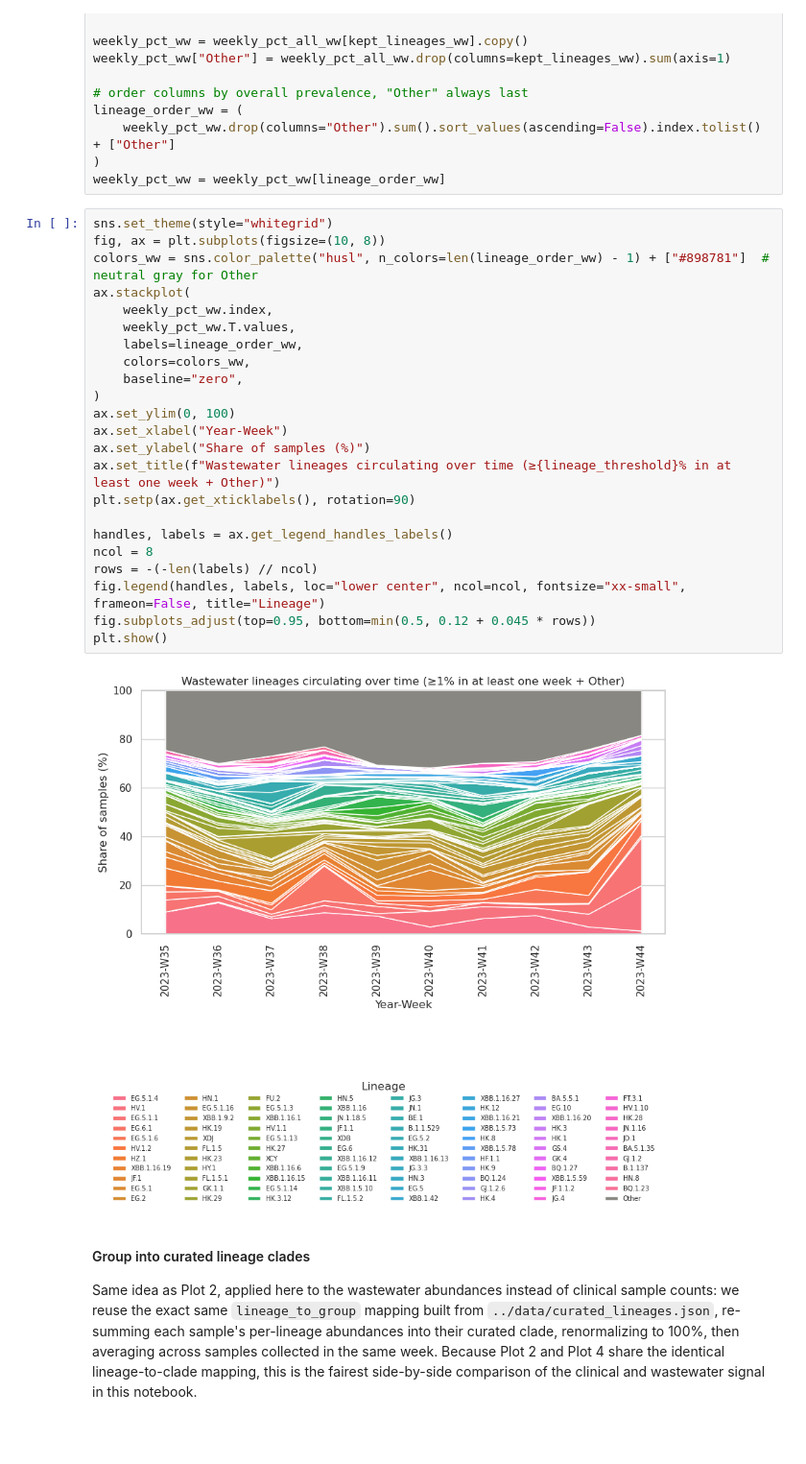
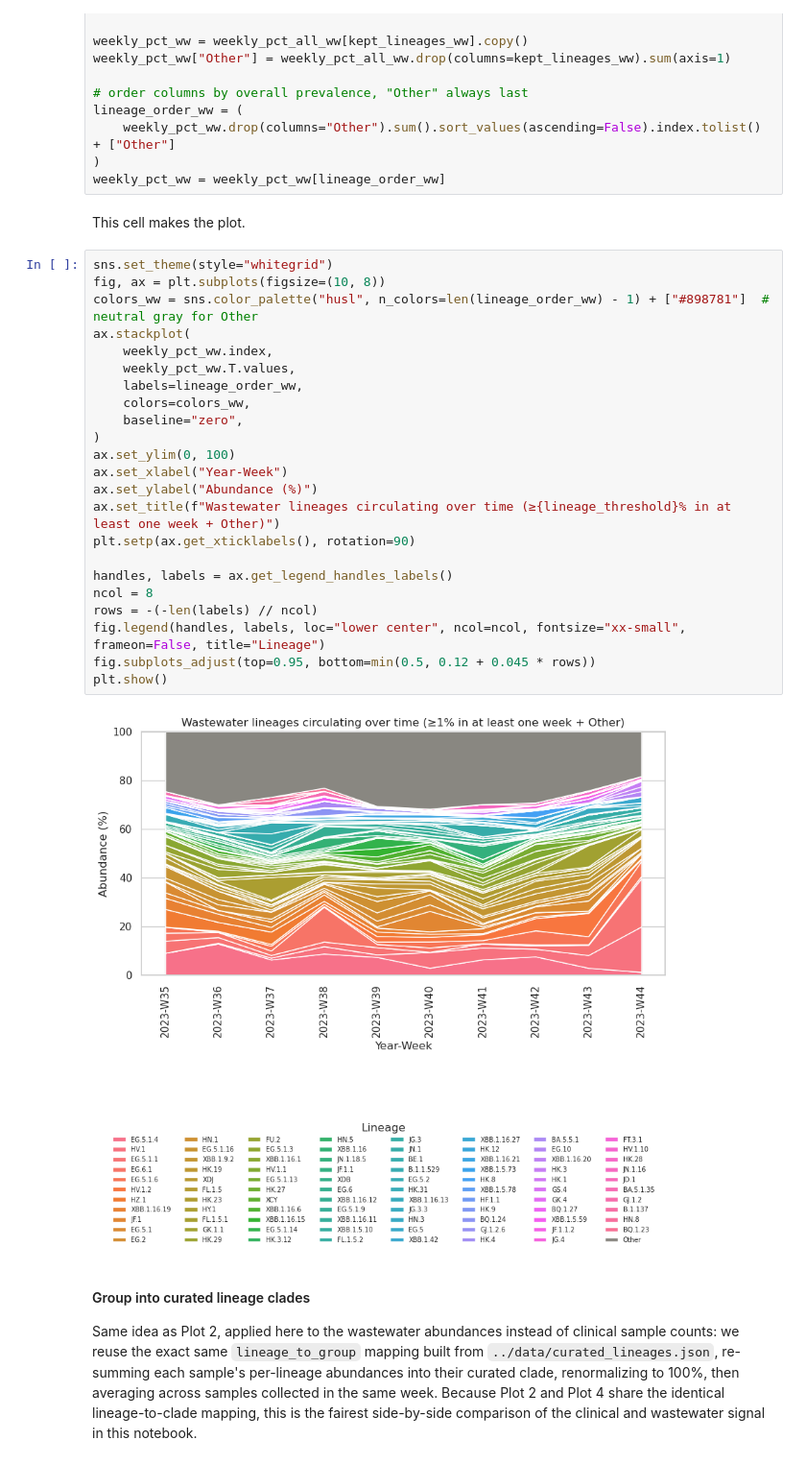
Before and after one commit to TAP-WES-Bioinformatics/data-visualization-tutorial, a Jupyter notebook: Step2/Step2.ipynb, the cells around one changed output. Shown at 96% size. Cells and saved outputs as stored; diff of their text form; blank space fills up the shorter version.

```diff
--- a/Step2/Step2.ipynb
+++ b/Step2/Step2.ipynb
@@ -164,31 +172,33 @@ lineage_order_ww = (
     weekly_pct_ww.drop(columns="Other").sum().sort_values(ascending=False).index.tolist() + ["Other"]
 )
 weekly_pct_ww = weekly_pct_ww[lineage_order_ww]
+# %% [markdown]
+This cell makes the plot.
 # %%
 sns.set_theme(style="whitegrid")
 fig, ax = plt.subplots(figsize=(10, 8))
 colors_ww = sns.color_palette("husl", n_colors=len(lineage_order_ww) - 1) + ["#898781"]  # neutral gray for Other
 ax.stackplot(
     weekly_pct_ww.index,
     weekly_pct_ww.T.values,
     labels=lineage_order_ww,
     colors=colors_ww,
     baseline="zero",
 )
 ax.set_ylim(0, 100)
 ax.set_xlabel("Year-Week")
-ax.set_ylabel("Share of samples (%)")
+ax.set_ylabel("Abundance (%)")
 ax.set_title(f"Wastewater lineages circulating over time (≥{lineage_threshold}% in at least one week + Other)")
 plt.setp(ax.get_xticklabels(), rotation=90)
 
 handles, labels = ax.get_legend_handles_labels()
 ncol = 8
 rows = -(-len(labels) // ncol)
 fig.legend(handles, labels, loc="lower center", ncol=ncol, fontsize="xx-small", frameon=False, title="Lineage")
 fig.subplots_adjust(top=0.95, bottom=min(0.5, 0.12 + 0.045 * rows))
 plt.show()
 # %% [output]
-[figure, old version]
+[figure, new version]
 # %% [markdown]
 #### Group into curated lineage clades
 Same idea as Plot 2, applied here to the wastewater abundances instead of clinical sample counts: we reuse the exact same `lineage_to_group` mapping built from `../data/curated_lineages.json`, re-summing each sample's per-lineage abundances into their curated clade, renormalizing to 100%, then averaging across samples collected in the same week. Because Plot 2 and Plot 4 share the identical lineage-to-clade mapping, this is the fairest side-by-side comparison of the clinical and wastewater signal in this notebook.
```
Also changed, not shown: parts of 9 cells of this notebook, 3 other files.
